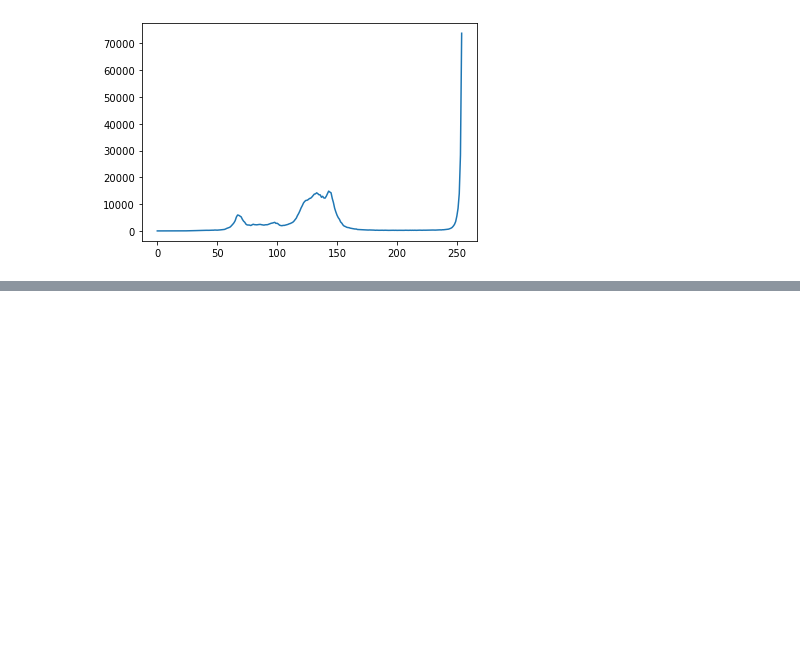
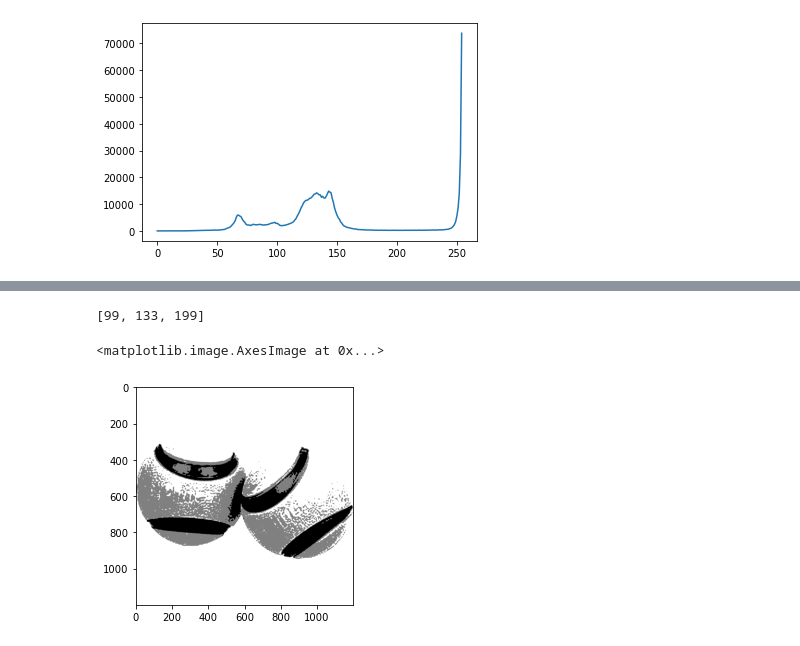
Before and after one commit to busi-reddy-karnati/ModifiedOtsu-s, a Jupyter notebook: Code.ipynb, the cells around one changed output, grey strips where cells are left out. Cells and saved outputs as stored; diff of their text form; code cells hidden in the pictures; blank space fills up the shorter version.

Commit message:
till 4 segments done

```diff
--- a/Code.ipynb
+++ b/Code.ipynb
@@ -148,0 +169,2 @@ plt.imshow(gray_image, cmap = plt.get_cmap(name = 'gray'))
+# %%
+threshold = find_min_error_threshold_four_segments(histogram)
@@ -148,0 +189,27 @@ plt.imshow(gray_image, cmap = plt.get_cmap(name = 'gray'))
+# %%
+print(threshold)
+# %% [output]
+[99, 133, 199]
+# %%
+def divide_into_two_segments(gray_image, threshold):
+    for i in range(len(gray_image)):
+        for j in range(len(gray_image[0])):
+            if gray_image[i][j] <= threshold:
+                gray_image[i][j] = 0
+            else:
+                gray_image[i][j] = 255
+    return gray_image
+
+def divide_into_three_segments(gray_image, threshold):
+    for i in range(len(gray_image)):
+        for j in range(len(gray_image[0])):
+            if gray_image[i][j] <= threshold[0]:
+                gray_image[i][j] = 0
+            elif gray_image[i][j] <= threshold[1]:
+                gray_image[i][j] = 128
+            else:
+                gray_image[i][j] = 255
+    return gray_image
+# %% [output]
+<matplotlib.image.AxesImage at 0x...>
+[figure, added]
```
Also changed, not shown: parts of 7 cells of this notebook.
